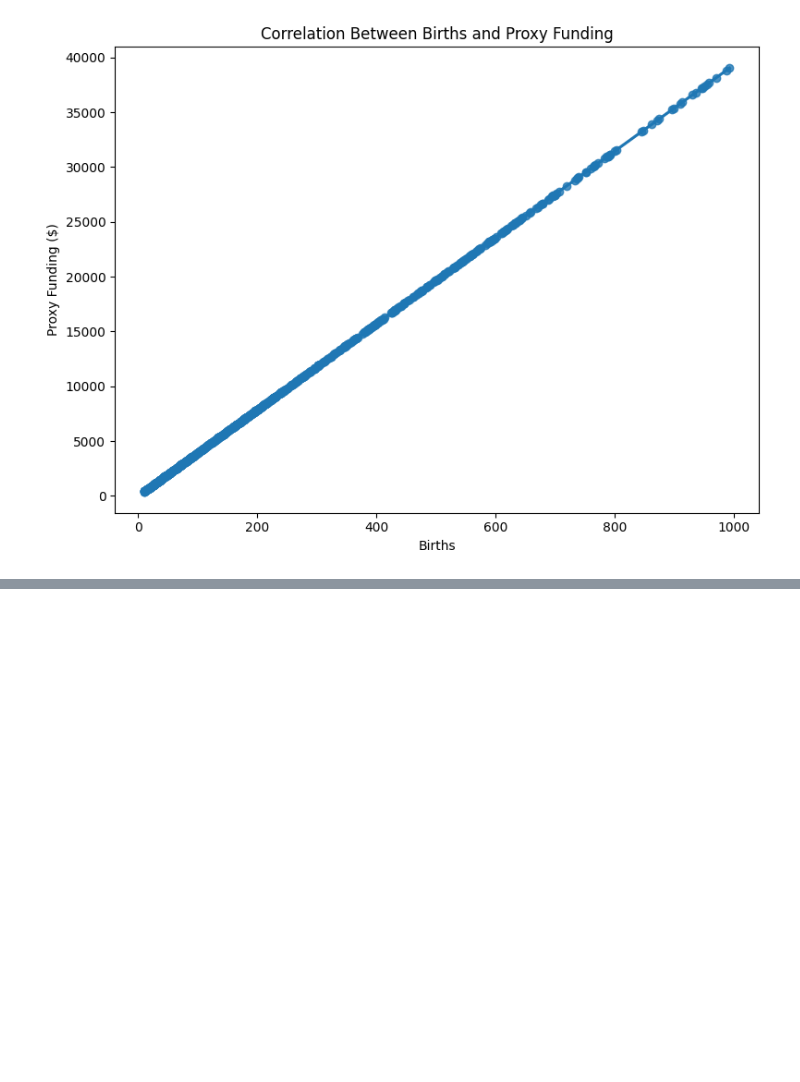
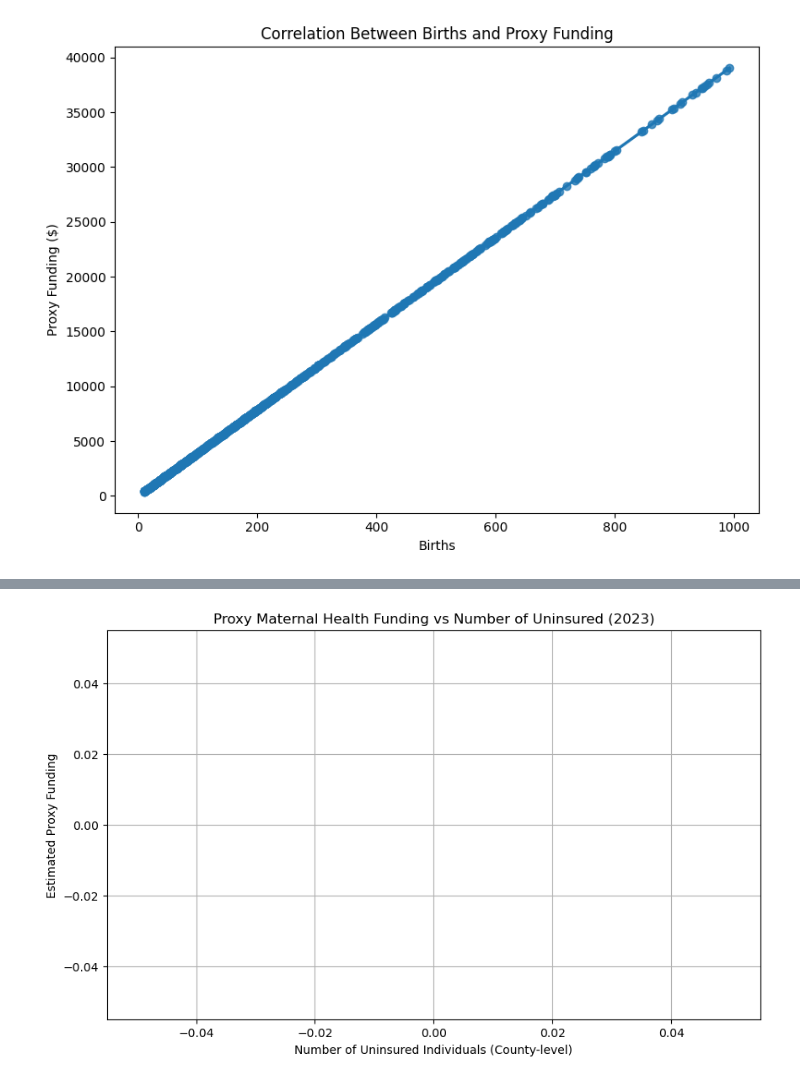
Before and after one commit to smozley/maternal-health-funding-analysis, a Jupyter notebook: notebooks/Notebook2_DescriptiveAnalysis.ipynb, the cells around one changed output, grey strips where cells are left out. Drawn from its saved outputs; the diff is of its cells as text; code cells hidden in the pictures; blank space fills up the shorter version.

```diff
--- a/notebooks/Notebook2_DescriptiveAnalysis.ipynb
+++ b/notebooks/Notebook2_DescriptiveAnalysis.ipynb
@@ -169,0 +469,7 @@ plt.show()
+# %%
+# Convert Series to DataFrame and rename columns
+avg_funding_df = avg_funding.reset_index()
+avg_funding_df.columns = ["County", "ProxyFunding"]
+
+# Preview
+avg_funding_df.head()
@@ -169,0 +539,4 @@ plt.show()
+# %%
+# Normalize case and spacing
+avg_funding_df["County"] = avg_funding_df["County"].str.lower().str.strip()
+uninsured_clean["County"] = uninsured_clean["County"].str.lower().str.strip()
@@ -169,0 +588,18 @@ plt.show()
+# %%
+# Get county estimate columns
+county_cols = [col for col in uninsured_row.columns if "County" in str(col) and "!!Estimate" in str(col)]
+
+# Build cleaned DataFrame
+data = []
+for col in county_cols:
+    county_name = col.replace(" County, Texas!!Estimate", "")
+    uninsured_count = uninsured_row[col].values[0]
+    if isinstance(uninsured_count, str):
+        uninsured_count = uninsured_count.replace(",", "")
+    try:
+        uninsured_count = int(uninsured_count)
+    except:
+        uninsured_count = None
+    data.append((county_name, uninsured_count))
+
+uninsured_df = pd.DataFrame(data, columns=["County", "Uninsured"])
@@ -169,0 +619,15 @@ plt.show()
+# %%
+# Assuming your proxy funding DataFrame is named avg_funding_df
+merged_df = pd.merge(avg_funding_df, uninsured_df, on="County", how="inner")
+# %%
+import matplotlib.pyplot as plt
+
+plt.figure(figsize=(10,6))
+plt.scatter(merged_df["Uninsured"], merged_df["ProxyFunding"], alpha=0.7)
+plt.title("Proxy Maternal Health Funding vs Number of Uninsured (2023)")
+plt.xlabel("Number of Uninsured Individuals (County-level)")
+plt.ylabel("Estimated Proxy Funding")
+plt.grid(True)
+plt.show()
+# %% [output]
+[figure, added]
```
Also changed, not shown: parts of 49 cells of this notebook, 2 other files.
